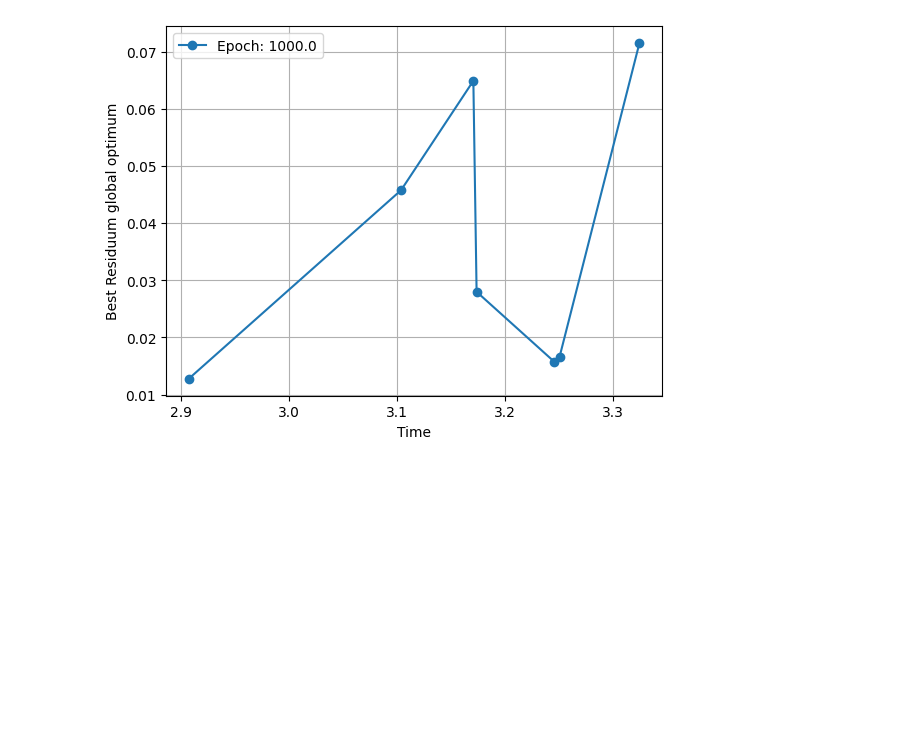
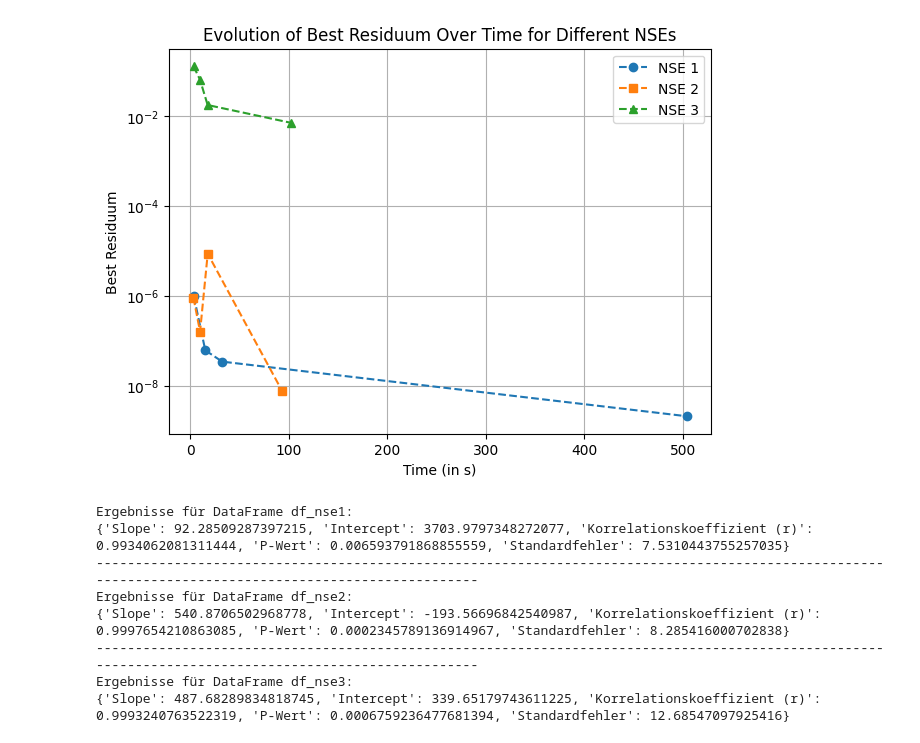
Before and after one commit to Nicolas2912/OuS_Projekt, a Jupyter notebook: benchmark_analysis.ipynb, the cells around one changed output. Saved outputs shown, nothing was run; the diff lists cells and outputs as text; code cells hidden in the pictures; blank space fills up the shorter version.

```diff
--- a/benchmark_analysis.ipynb
+++ b/benchmark_analysis.ipynb
@@ -24 +40,35 @@ df
+# %%
+# Daten aus dem ersten DataFrame extrahieren
+time_bestres_nse1 = df_nse1[["Time", "Best Residuum"]]
+time_nse1 = time_bestres_nse1["Time"]
+best_res_nse1 = time_bestres_nse1["Best Residuum"]
+
+# Daten aus dem zweiten DataFrame extrahieren
+time_bestres_nse2 = df_nse2[["Time", "Best Residuum"]]
+time_nse2 = time_bestres_nse2["Time"]
+best_res_nse2 = time_bestres_nse2["Best Residuum"]
+
+# Daten aus dem dritten DataFrame extrahieren
+time_bestres_nse3 = df_nse3[["Time", "Best Residuum"]]
+time_nse3 = time_bestres_nse3["Time"]
+best_res_nse3 = time_bestres_nse3["Best Residuum"]
+
+# Größe festlegen
+plt.figure(figsize=(7,5))
+
+# Plot erstellen
+plt.plot(time_nse1, best_res_nse1, "o", label="NSE 1", linestyle="--")
+plt.plot(time_nse2, best_res_nse2, "s", label="NSE 2", linestyle="--")
+plt.plot(time_nse3, best_res_nse3, "^", label="NSE 3", linestyle="--")
+
+# Plot beschriften und anzeigen
+plt.xlabel("Time (in s)")
+plt.ylabel("Best Residuum")
+plt.grid()
+plt.yscale("log")
+plt.legend()
+plt.title("Evolution of Best Residuum Over Time for Different NSEs")
+plt.show()
+# %% [output]
+[figure, added]
 # %%
@@ -30,15 +105,26 @@ grouped_dict_time = df_grouped_time.to_dict()
 # %%
-# plot
-for (epoch, res_list), (epoch_1, time_list) in zip(grouped_dict_res.items(), grouped_dict_time.items()):
-    if epoch == epoch_1:  # Ensure we're plotting data for the same epoch
-        plt.plot(sorted(time_list), res_list, label=f"Epoch: {epoch}", marker="o")
-    break
+# Beispielaufruf für DataFrame df_nse1
+results_nse1 = linear_relationship(df_nse1)
+print("Ergebnisse für DataFrame df_nse1:")
+print(results_nse1)
+print("---"*50)
 
+# Beispielaufruf für DataFrame df_nse2
+results_nse2 = linear_relationship(df_nse2)
+print("Ergebnisse für DataFrame df_nse2:")
+print(results_nse2)
+print("---"*50)
 
-plt.xlabel('Time')
-plt.ylabel('Best Residuum global optimum')
-plt.legend()
-plt.grid()
-plt.show()
+# Beispielaufruf für DataFrame df_nse1
+results_nse3 = linear_relationship(df_nse3)
+print("Ergebnisse für DataFrame df_nse3:")
+print(results_nse3)
 # %% [output]
-[figure, removed]
+Ergebnisse für DataFrame df_nse1:
+{'Slope': 92.28509287397215, 'Intercept': 3703.9797348272077, 'Korrelationskoeffizient (r)': 0.9934062081311444, 'P-Wert': 0.006593791868855559, 'Standardfehler': 7.5310443755257035}
+------------------------------------------------------------------------------------------------------------------------------------------------------
+Ergebnisse für DataFrame df_nse2:
+{'Slope': 540.8706502968778, 'Intercept': -193.56696842540987, 'Korrelationskoeffizient (r)': 0.9997654210863085, 'P-Wert': 0.0002345789136914967, 'Standardfehler': 8.285416000702838}
+------------------------------------------------------------------------------------------------------------------------------------------------------
+Ergebnisse für DataFrame df_nse3:
+{'Slope': 487.68289834818745, 'Intercept': 339.65179743611225, 'Korrelationskoeffizient (r)': 0.9993240763522319, 'P-Wert': 0.0006759236477681394, 'Standardfehler': 12.68547097925416}
```
Also changed, not shown: parts of 10 cells of this notebook.
